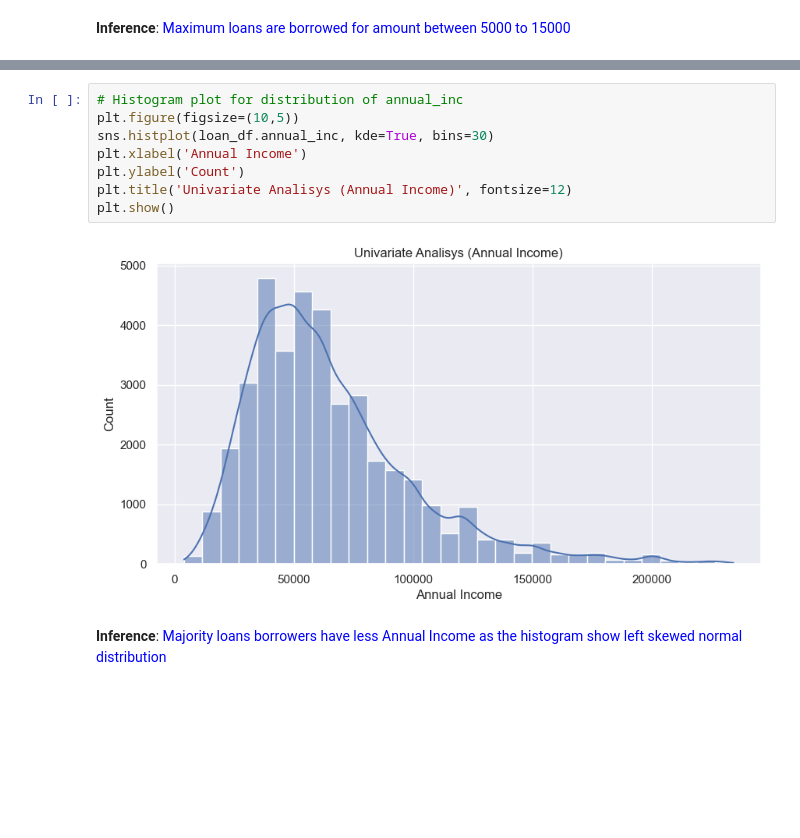
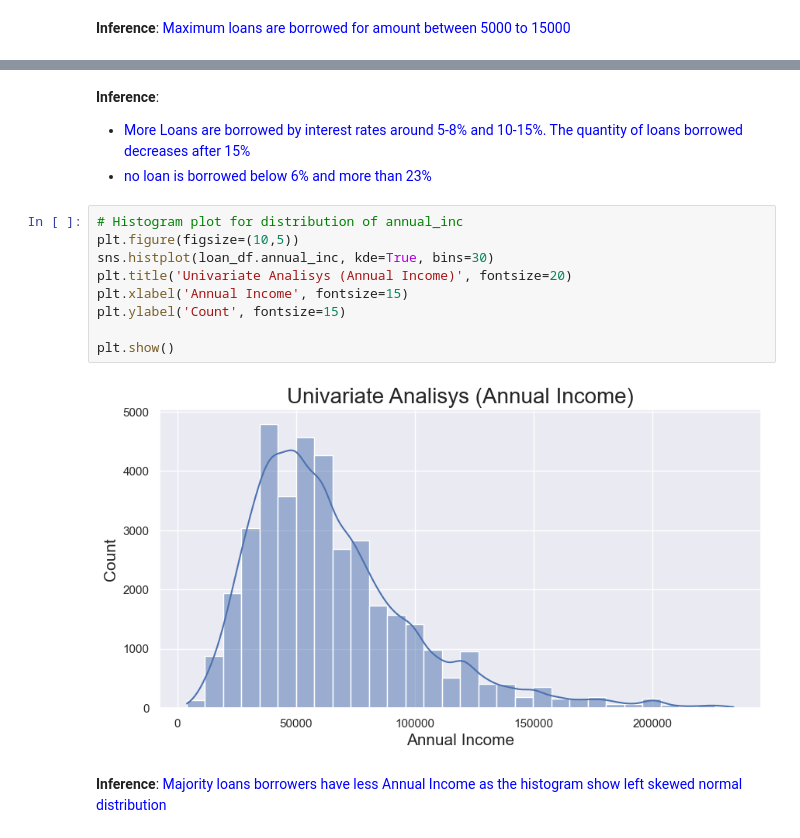
Before and after one commit to upasanapaul/LendingClubCaseStudy, a Jupyter notebook: lending_club_case_study.ipynb, the cells around one changed output, grey strips where cells are left out. Drawn from its saved outputs; the diff is of its cells as text; blank space fills up the shorter version.

```diff
--- a/lending_club_case_study.ipynb
+++ b/lending_club_case_study.ipynb
@@ -466,13 +462,18 @@ plt.show()
+# %% [markdown]
+**Inference**:
+- <font color="blue">More Loans are borrowed by interest rates around 5-8% and 10-15%. The quantity of loans borrowed decreases after 15%</font>
+- <font color="blue">no loan is borrowed below 6% and more than 23%</font>
 # %%
 # Histogram plot for distribution of annual_inc
 plt.figure(figsize=(10,5))
 sns.histplot(loan_df.annual_inc, kde=True, bins=30)
-plt.xlabel('Annual Income')
-plt.ylabel('Count')
-plt.title('Univariate Analisys (Annual Income)', fontsize=12)
+plt.title('Univariate Analisys (Annual Income)', fontsize=20)
+plt.xlabel('Annual Income', fontsize=15)
+plt.ylabel('Count', fontsize=15)
+
 plt.show()
 # %% [output]
-[figure, old version]
+[figure, new version]
 # %% [markdown]
 **Inference**: <font color="blue">Majority loans borrowers have less Annual Income as the histogram show left skewed normal distribution</font>
 # %%
```
Also changed, not shown: parts of 13 cells of this notebook.
